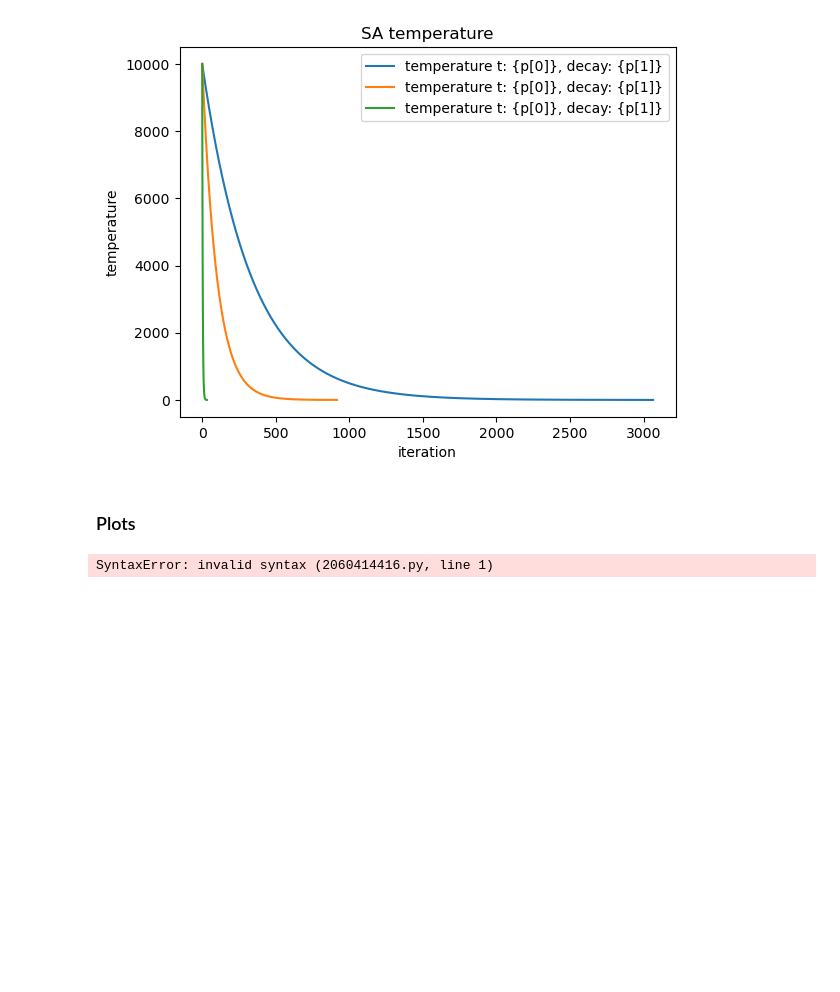
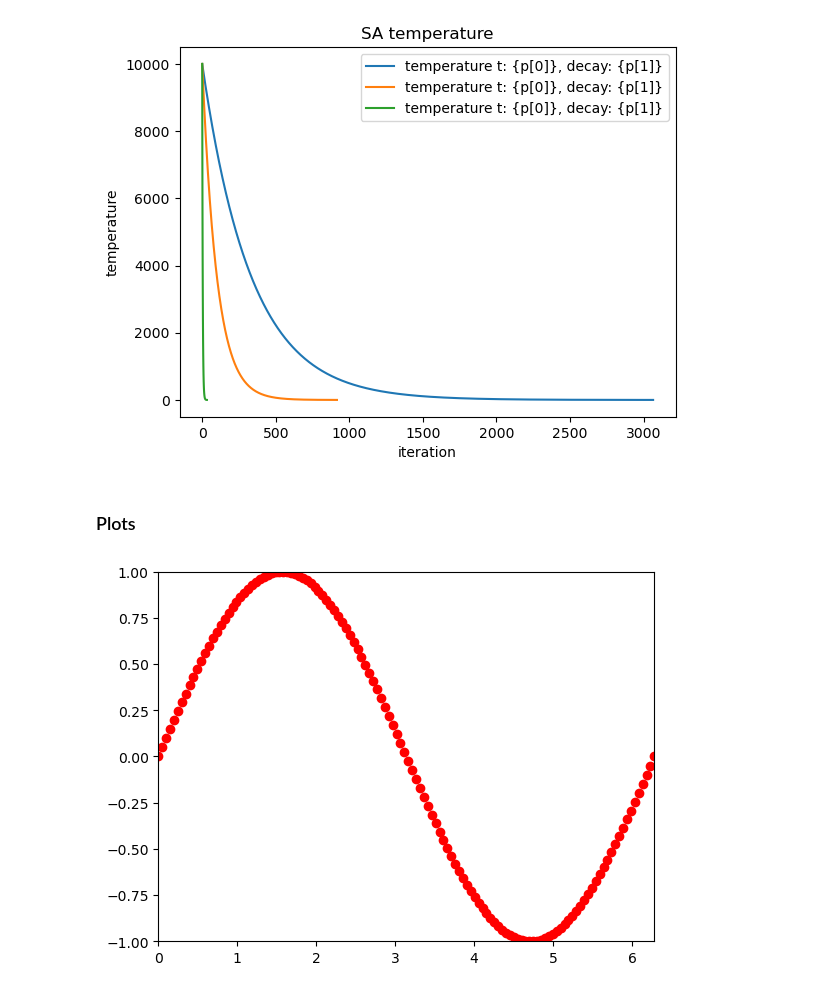
Before and after one commit to Sh41lD4n1n/Statistic_Assignment2, a Jupyter notebook: task2/task2.ipynb, the cells around one changed output. Cells and saved outputs as stored; diff of their text form; code cells hidden in the pictures; blank space fills up the shorter version.

```diff
--- a/task2/task2.ipynb
+++ b/task2/task2.ipynb
@@ -410,7 +410,7 @@ plt.show()
 # %% [markdown]
 ### Plots
 # %%
-plot_current(ax):
+def plot_current(ax,alg):
     #fig, ax = plt.subplots(figsize=(20, 12))
     n_cities = len(alg.best_path.visited)
     for i in range(n_cities):
@@ -425,8 +425,8 @@ def record():
     ln, = ax.plot([], [], 'ro')
 
     def init():
-        ax.set_xlim(0, 2*np.pi)
-        ax.set_ylim(-1, 1)
+        #ax.set_xlim(0, 2*np.pi)
+        #ax.set_ylim(-1, 1)
         return ln,
 
     def update(frame):
@@ -437,9 +437,12 @@ def record():
 
     ani = FuncAnimation(fig, update, frames=np.linspace(0, 2*np.pi, 128),
                         init_func=init, blit=True)
+    ani.save(filename = "sample.mp4")
     plt.show()
-# %% [output]
-SyntaxError: invalid syntax (2060414416.py, line 1)
+# %%
+record()
+# %% [output]
+[figure, added]
 # %%
 def list_cities(visited):
     for v in visited:
```
Also changed, not shown: 1 other file.
